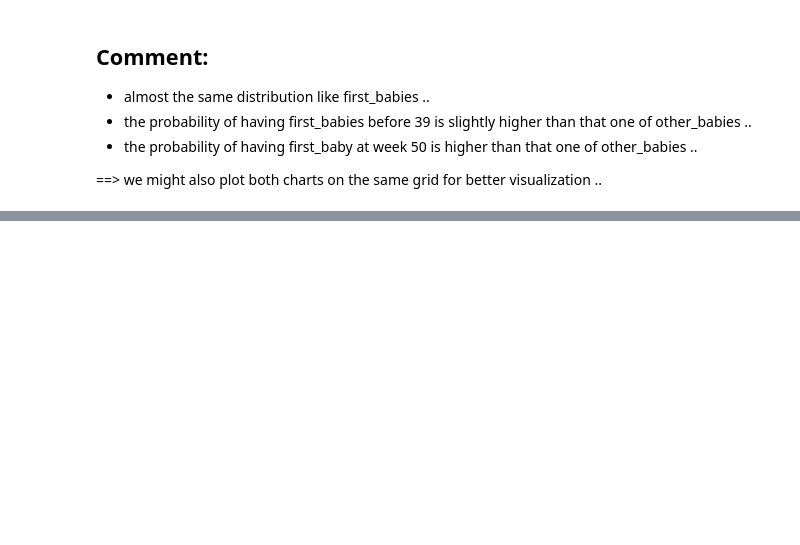
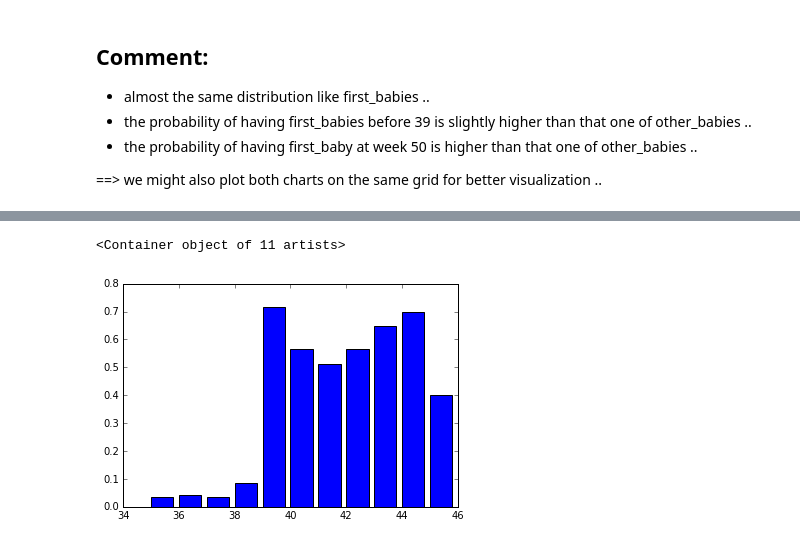
Before and after one commit to EAboelhamd/Statistical_Exploration, a Jupyter notebook: Chapter 2, Ex 2.7, python.ipynb, the cells around one changed output, grey strips where cells are left out. Drawn from its saved outputs; the diff is of its cells as text; code cells hidden in the pictures; blank space fills up the shorter version.

```diff
--- a/Chapter 2, Ex 2.7, python.ipynb
+++ b/Chapter 2, Ex 2.7, python.ipynb
@@ -450,0 +518,12 @@ plt.ylabel('PMF')
+# %%
+others_ = {35:0.0338831921534,
+36: 0.0431293881645,
+37: 0.0343793262575,
+38: 0.0850685627222,
+39: 0.715792395226,
+40: 0.56640625,
+41: 0.511261261261,
+42: 0.566820276498,
+43: 0.648936170213,
+44: 0.69696969697,
+45: 0.4}
@@ -450,0 +535,5 @@ plt.ylabel('PMF')
+# %%
+plt.bar(others_.keys(), others_.values())
+# %% [output]
+<Container object of 11 artists>
+[figure, added]
```
Also changed, not shown: parts of 26 cells of this notebook.
